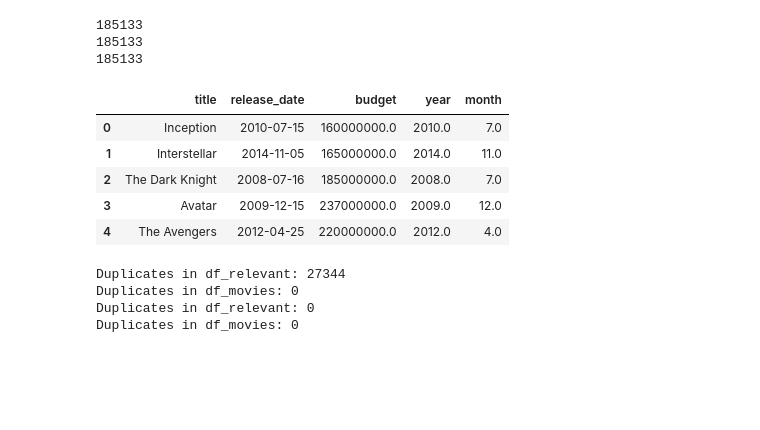
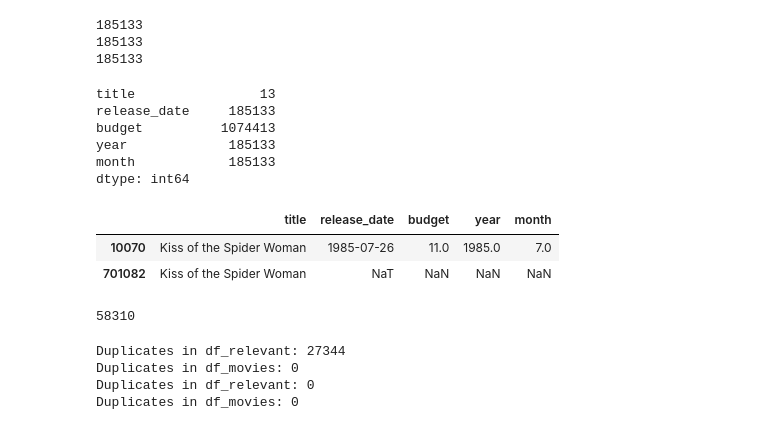
Before and after one commit to epfl-ada/ada-2024-project-plottwisters, a Jupyter notebook: src/Copy.ipynb, the cells around one changed output. Saved outputs shown, nothing was run; the diff lists cells and outputs as text; code cells hidden in the pictures; blank space fills up the shorter version.

```diff
--- a/src/Copy.ipynb
+++ b/src/Copy.ipynb
@@ -36,14 +36,26 @@ df_relevant['budget'] = df_relevant['budget'].replace(0, np.nan)
 185133
 185133
 # %%
-df_relevant.head(5)
+df_relevant.isna().sum()
 # %% [output]
-|  | title | release_date | budget | year | month |
-| 0 | Inception | 2010-07-15 | 160000000.0 | 2010.0 | 7.0 |
-| 1 | Interstellar | 2014-11-05 | 165000000.0 | 2014.0 | 11.0 |
-| 2 | The Dark Knight | 2008-07-16 | 185000000.0 | 2008.0 | 7.0 |
-| 3 | Avatar | 2009-12-15 | 237000000.0 | 2009.0 | 12.0 |
-| 4 | The Avengers | 2012-04-25 | 220000000.0 | 2012.0 | 4.0 |
+title                13
+release_date     185133
+budget          1074413
+year             185133
+month            185133
+dtype: int64
+# %%
+df_kiss_spider_woman = df_relevant[df_relevant['title'] == 'Kiss of the Spider Woman']
+
+df_kiss_spider_woman
+# %% [output]
+|  | title | release_date | budget | year | month |
+| 10070 | Kiss of the Spider Woman | 1985-07-26 | 11.0 | 1985.0 | 7.0 |
+| 701082 | Kiss of the Spider Woman | NaT | NaN | NaN | NaN |
+# %%
+1132723-1074413
+# %% [output]
+58310
 # %%
 df_movies=pd.read_csv("../generated/" + "final_movie_dataset.csv",index_col = 'Wikipedia movie ID')
 # %%
```
